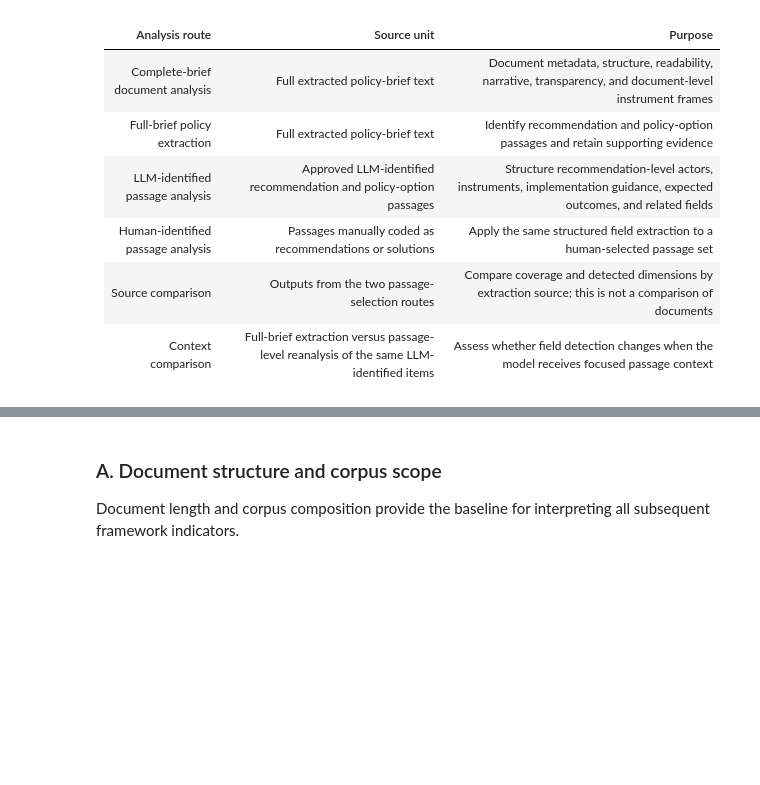
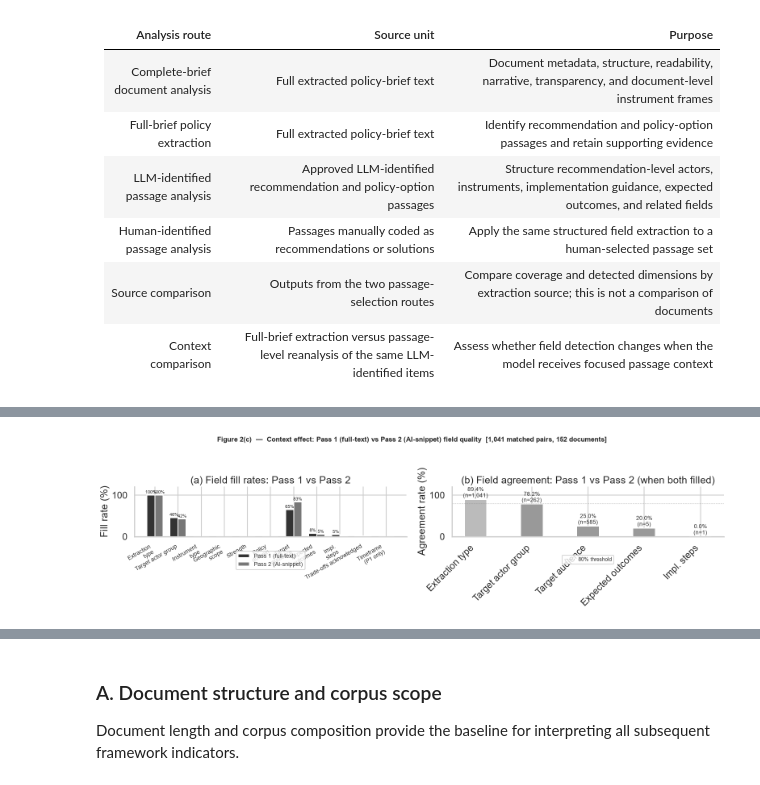
Before and after one commit to doschul/PolicyBriefAnalysis, a Jupyter notebook: policy_brief_analysis_integrated.ipynb, the cells around one changed output, grey strips where cells are left out. Cells and saved outputs as stored; diff of their text form; code cells hidden in the pictures; blank space fills up the shorter version.

```diff
--- a/policy_brief_analysis_integrated.ipynb
+++ b/policy_brief_analysis_integrated.ipynb
@@ -942,0 +404,94 @@ Image("fig8.png")
+# %%
+import json as _json
+
+# Reload metrics to pick up context_comparison section
+_m = _json.loads((CROSSVAL_DIR / 'metrics.json').read_text())
+cc   = _m.get('context_comparison', {})
+fill = cc.get('fill_rates', {})
+agr  = cc.get('agreement_rates', {})
+
+FIELD_LABELS = {
+    'extraction_type':      'Extraction\ntype',
+    'actor_type':           'Target actor group',
+    'instrument_type':      'Instrument\ntype',
+    'geographic_scope':     'Geographic\nscope',
+    'strength':             'Strength',
+    'policy_domain':        'Policy\ndomain',
+    'target_raw':           'Target\naudience',
+    'expected_outcomes':    'Expected\noutcomes',
+    'implementation_steps': 'Impl.\nsteps',
+    'trade_offs':           'Trade-offs acknowledged',
+    'timeframe':            'Timeframe\n(P1 only)',
+}
+
+fields   = list(FIELD_LABELS.keys())
+p1_rates = [(fill.get(f) or {}).get('pass1') or 0.0 for f in fields]
+p2_rates = [(fill.get(f) or {}).get('pass2') or 0.0 for f in fields]
+
+x = np.arange(len(fields))
+w = 0.35
+
+fig, axes = plt.subplots(1, 2, figsize=(16, 7))
+
+# (a) Fill rates grouped bar
+bars1 = axes[0].bar(x - w/2, [r * 100 for r in p1_rates], w,
+                    label='Pass 1 (full-text)', color=C_PRIMARY, edgecolor='white')
+bars2 = axes[0].bar(x + w/2, [r * 100 for r in p2_rates], w,
+                    label='Pass 2 (AI-snippet)', color=C_SECONDARY, edgecolor='white')
+for bar in list(bars1) + list(bars2):
+    h = bar.get_height()
+    if h > 2:
+        axes[0].text(bar.get_x() + bar.get_width() / 2, h + 1.5,
+                     f'{h:.0f}%', ha='center', va='bottom', fontsize=8)
+axes[0].set_xticks(x)
+axes[0].set_xticklabels([FIELD_LABELS[f] for f in fields], rotation=30, ha='right', fontsize=10)
+axes[0].set_ylabel('Fill rate (%)')
+axes[0].set_ylim(0, 120)
+axes[0].legend(fontsize=10, loc='upper center', bbox_to_anchor=(0.5, -0.24))
+axes[0].set_title('(a) Field fill rates: Pass 1 vs Pass 2')
+
+# (b) Agreement rates (only fields with sufficient pairs)
+agr_fields = [(f, FIELD_LABELS[f]) for f in FIELD_LABELS
+              if agr.get(f, {}).get('total', 0) > 0]
+agr_labels = [lbl.replace('\n', ' ') for _, lbl in agr_fields]
+agr_rates  = [agr[f]['rate'] * 100 for f, _ in agr_fields]
+agr_totals = [agr[f]['total'] for f, _ in agr_fields]
+colors_agr = [C_AGREE if r >= 80 else C_ACCENT for r in agr_rates]
+
+agr_bars = axes[1].bar(agr_labels, agr_rates, color=colors_agr, edgecolor='white', width=0.4)
+for tick_label in axes[1].get_xticklabels():
+    tick_label.set_rotation(45)
+    tick_label.set_ha('right')
+for bar, r, n in zip(agr_bars, agr_rates, agr_totals):
+    axes[1].text(bar.get_x() + bar.get_width() / 2, bar.get_height() + 1.5,
+                 f'{r:.1f}%\n(n={n:,})', ha='center', va='bottom', fontsize=10)
+axes[1].axhline(80, color='gray', linestyle='--', linewidth=0.8, alpha=0.5, label='80% threshold')
+axes[1].set_ylim(0, 120)
+axes[1].set_ylabel('Agreement rate (%)')
+axes[1].set_title('(b) Field agreement: Pass 1 vs Pass 2 (when both filled)')
+axes[1].legend(fontsize=9, loc='upper center', bbox_to_anchor=(0.5, -0.32))
+
+fig.suptitle(
+    f'Figure 2(c)  \u2014  Context effect: Pass 1 (full-text) vs Pass 2 (AI-snippet) field quality'
+    f'  [{cc.get("matched_pairs", "n/a"):,} matched pairs, {cc.get("documents", "n/a")} documents]',
+    fontsize=12, fontweight='bold',
+)
+plt.tight_layout(rect=(0, 0.3, 1, 0.94))
+save_standalone(fig, 'fig2c_context_effect')
+plt.show()
+
+print("Key findings:")
+for f, lbl in [('actor_type', 'actor_type'), ('target_raw', 'target_raw'), ('extraction_type', 'extraction_type')]:
+    fr = fill.get(f, {})
+    p1v = fr.get('pass1')
+    p2v = fr.get('pass2')
+    p1s = f'{p1v:.1%}' if p1v is not None else 'n/a'
+    p2s = f'{p2v:.1%}' if p2v is not None else 'n/a'
+    print(f'  {lbl}: Pass 1 fill {p1s}  |  Pass 2 fill {p2s}')
+if agr.get('extraction_type', {}).get('rate') is not None:
+    a = agr['extraction_type']
+    print(f"  extraction_type agreement: {a['rate']:.1%}  ({a['agreed']}/{a['total']} pairs)")
+if cc.get('confidence_delta_median') is not None:
+    print(f"  Median confidence delta (Pass 2 - Pass 1): {cc['confidence_delta_median']:+.2f}")
+# %% [output]
+[figure, added]
```
Also changed, not shown: parts of 50 cells of this notebook, 1 other file.
